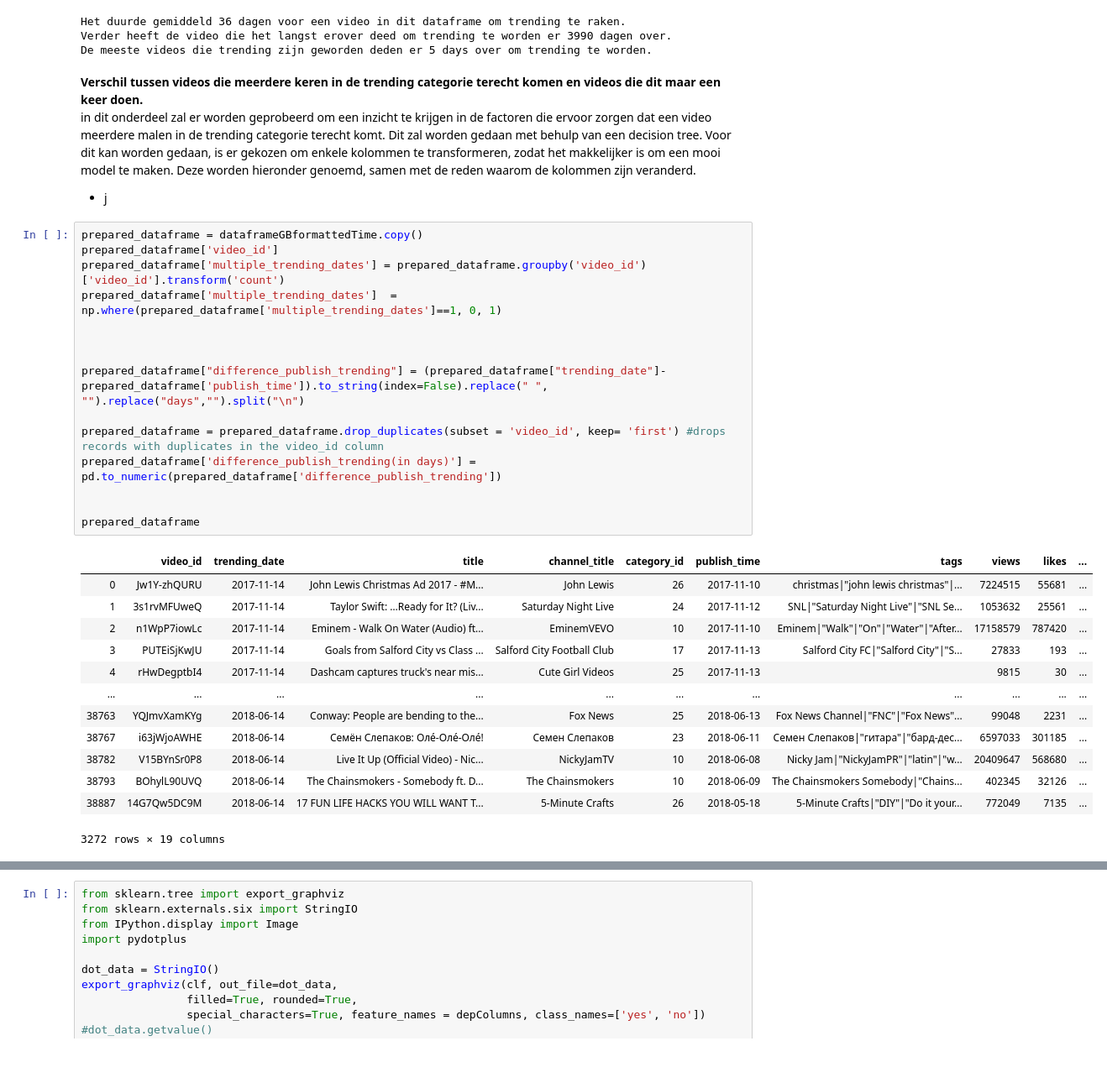
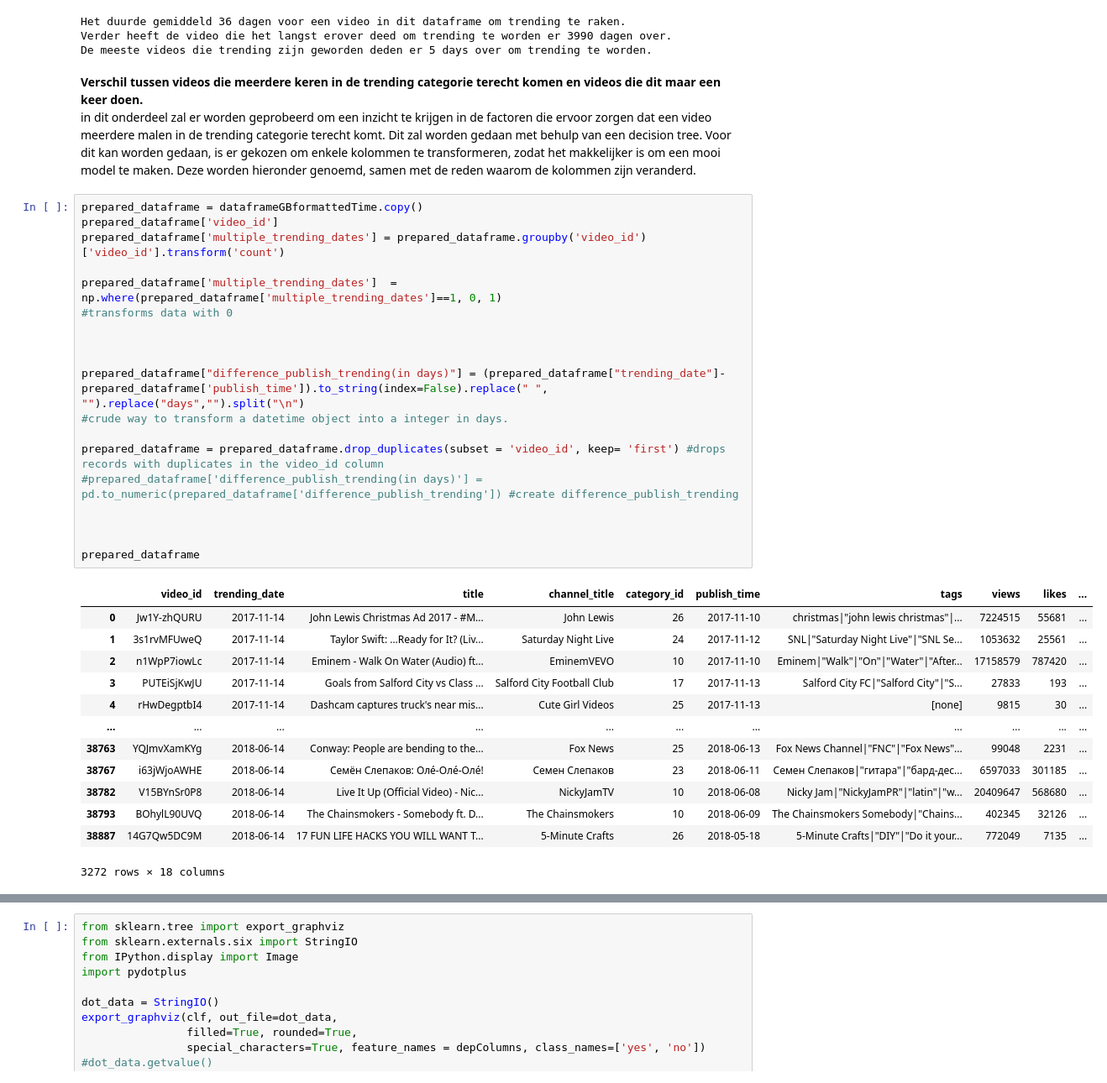
Before and after one commit to WoltervanDonk/Challenge2, a Jupyter notebook: src/YoutubeTrendingNotebook.ipynb, the cells around one changed output, grey strips where cells are left out. Shown at 84% size. Cells and saved outputs as stored; diff of their text form; blank space fills up the shorter version.

```diff
--- a/src/YoutubeTrendingNotebook.ipynb
+++ b/src/YoutubeTrendingNotebook.ipynb
@@ -261,36 +261,39 @@ De meeste videos die trending zijn geworden deden er 5 days over om trending te
 # %% [markdown]
 **Verschil tussen videos die meerdere keren in de trending categorie terecht komen en videos die dit maar een keer doen.**<br>
 in dit onderdeel zal er worden geprobeerd om een inzicht te krijgen in de factoren die ervoor zorgen dat een video meerdere malen in de trending categorie terecht komt. Dit zal worden gedaan met behulp van een decision tree. Voor dit kan worden gedaan, is er gekozen om enkele kolommen te transformeren, zodat het makkelijker is om een mooi model te maken. Deze worden hieronder genoemd, samen met de reden waarom de kolommen zijn veranderd.
-* j
 # %%
 prepared_dataframe = dataframeGBformattedTime.copy()
 prepared_dataframe['video_id']
 prepared_dataframe['multiple_trending_dates'] = prepared_dataframe.groupby('video_id')['video_id'].transform('count')
+
 prepared_dataframe['multiple_trending_dates']  = np.where(prepared_dataframe['multiple_trending_dates']==1, 0, 1)
+#transforms data with 0
 
 
 
-prepared_dataframe["difference_publish_trending"] = (prepared_dataframe["trending_date"]- prepared_dataframe['publish_time']).to_string(index=False).replace(" ", "").replace("days","").split("\n")
+prepared_dataframe["difference_publish_trending(in days)"] = (prepared_dataframe["trending_date"]- prepared_dataframe['publish_time']).to_string(index=False).replace(" ", "").replace("days","").split("\n")
+#crude way to transform a datetime object into a integer in days.
 
 prepared_dataframe = prepared_dataframe.drop_duplicates(subset = 'video_id', keep= 'first') #drops records with duplicates in the video_id column
-prepared_dataframe['difference_publish_trending(in days)'] = pd.to_numeric(prepared_dataframe['difference_publish_trending'])
+#prepared_dataframe['difference_publish_trending(in days)'] = pd.to_numeric(prepared_dataframe['difference_publish_trending']) #create difference_publish_trending
+
 
 
 prepared_dataframe
 # %% [output]
 |  | video_id | trending_date | title | channel_title | category_id | publish_time | tags | views | likes | ... |
 | 0 | Jw1Y-zhQURU | 2017-11-14 | John Lewis Christmas Ad 2017 - #M... | John Lewis | 26 | 2017-11-10 | christmas|"john lewis christmas"|... | 7224515 | 55681 | ... |
 | 1 | 3s1rvMFUweQ | 2017-11-14 | Taylor Swift: …Ready for It? (Liv... | Saturday Night Live | 24 | 2017-11-12 | SNL|"Saturday Night Live"|"SNL Se... | 1053632 | 25561 | ... |
 | 2 | n1WpP7iowLc | 2017-11-14 | Eminem - Walk On Water (Audio) ft... | EminemVEVO | 10 | 2017-11-10 | Eminem|"Walk"|"On"|"Water"|"After... | 17158579 | 787420 | ... |
 | 3 | PUTEiSjKwJU | 2017-11-14 | Goals from Salford City vs Class ... | Salford City Football Club | 17 | 2017-11-13 | Salford City FC|"Salford City"|"S... | 27833 | 193 | ... |
-| 4 | rHwDegptbI4 | 2017-11-14 | Dashcam captures truck's near mis... | Cute Girl Videos | 25 | 2017-11-13 |  | 9815 | 30 | ... |
+| 4 | rHwDegptbI4 | 2017-11-14 | Dashcam captures truck's near mis... | Cute Girl Videos | 25 | 2017-11-13 | [none] | 9815 | 30 | ... |
 | ... | ... | ... | ... | ... | ... | ... | ... | ... | ... | ... |
 | 38763 | YQJmvXamKYg | 2018-06-14 | Conway: People are bending to the... | Fox News | 25 | 2018-06-13 | Fox News Channel|"FNC"|"Fox News"... | 99048 | 2231 | ... |
 | 38767 | i63jWjoAWHE | 2018-06-14 | Семён Слепаков: Олé-Олé-Олé! | Семен Слепаков | 23 | 2018-06-11 | Семен Слепаков|"гитара"|"бард-дес... | 6597033 | 301185 | ... |
 | 38782 | V15BYnSr0P8 | 2018-06-14 | Live It Up (Official Video) - Nic... | NickyJamTV | 10 | 2018-06-08 | Nicky Jam|"NickyJamPR"|"latin"|"w... | 20409647 | 568680 | ... |
 | 38793 | BOhylL90UVQ | 2018-06-14 | The Chainsmokers - Somebody ft. D... | The Chainsmokers | 10 | 2018-06-09 | The Chainsmokers Somebody|"Chains... | 402345 | 32126 | ... |
 | 38887 | 14G7Qw5DC9M | 2018-06-14 | 17 FUN LIFE HACKS YOU WILL WANT T... | 5-Minute Crafts | 26 | 2018-05-18 | 5-Minute Crafts|"DIY"|"Do it your... | 772049 | 7135 | ... |
-3272 rows × 19 columns
+3272 rows × 18 columns
 # %%
 depColumns =['difference_publish_trending(in days)','category_id',  'views', 'likes', 'dislikes', 'comment_count', 'comments_disabled', 'ratings_disabled', 'video_error_or_removed']
 X = prepared_dataframe[depColumns]
```
Also changed, not shown: parts of 2 cells of this notebook.
